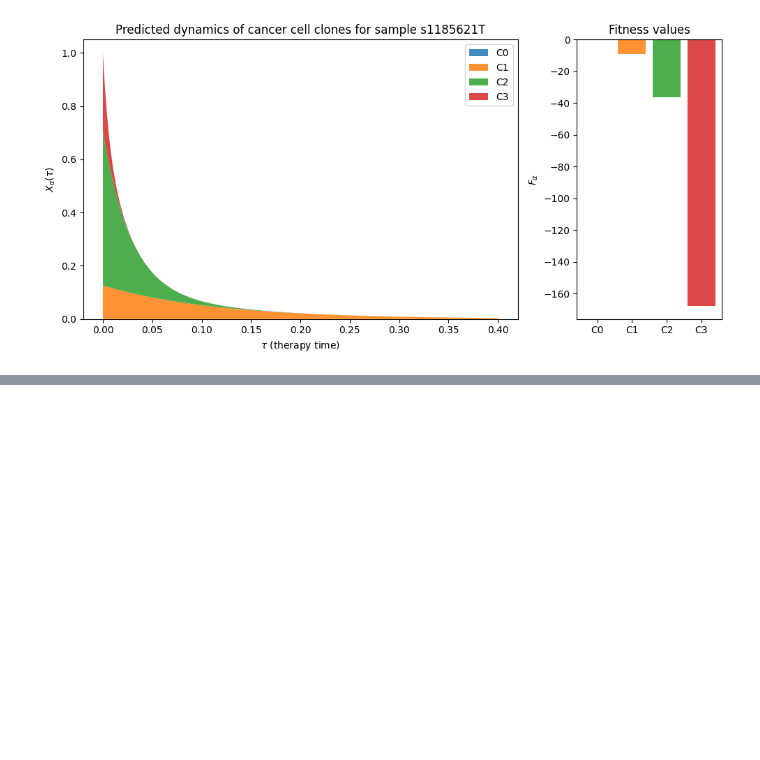
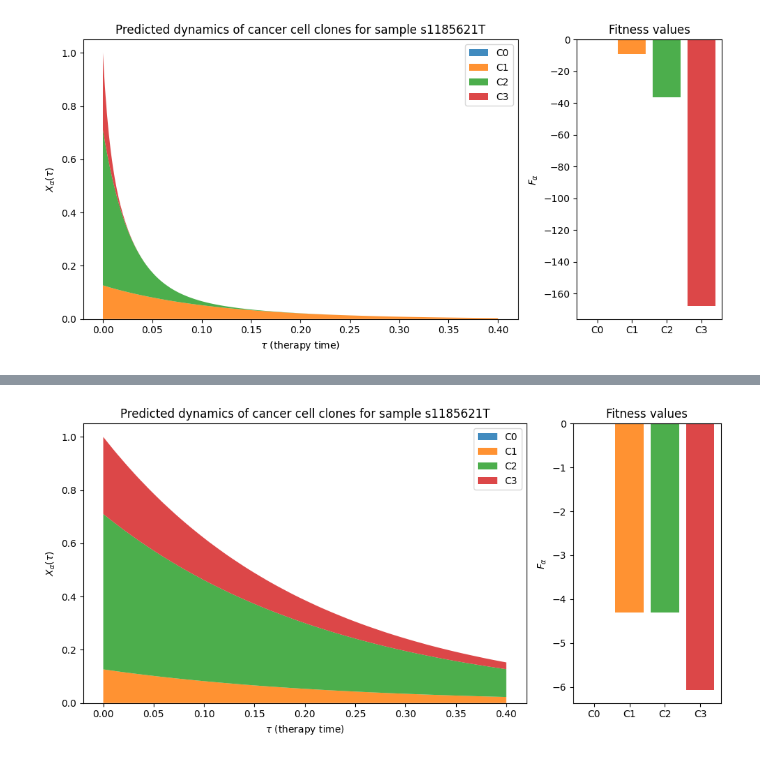
Before and after one commit to LukszaLab/CFITworkshop, a Jupyter notebook: Immunoediting.ipynb, the cells around one changed output, grey strips where cells are left out. Cells and saved outputs as stored; diff of their text form; code cells hidden in the pictures; blank space fills up the shorter version.

```diff
--- a/Immunoediting.ipynb
+++ b/Immunoediting.ipynb
@@ -205,0 +282,8 @@ for patname in anl.patients:
+# %%
+for patname in patnames[:]:
+    patient = anl.patients[patname]
+    plottree = PlotTreeAll(patient, drivers=["TP53","KRAS","CDKN2A", "SMAD4"], tid=0, save_html=False, show=True)
+    df=pd.DataFrame([["C"+str(node.id), node.Y,node.fitness] for node in anl.samples[patname].trees[0].nodes.values()],columns=["Clone","X0","F"])
+    plot_response(df, 0.4, patname)
+    break
+# %% [output]
@@ -205,0 +291 @@ for patname in anl.patients:
+[figure, added]
```
Also changed, not shown: parts of 17 cells of this notebook.
